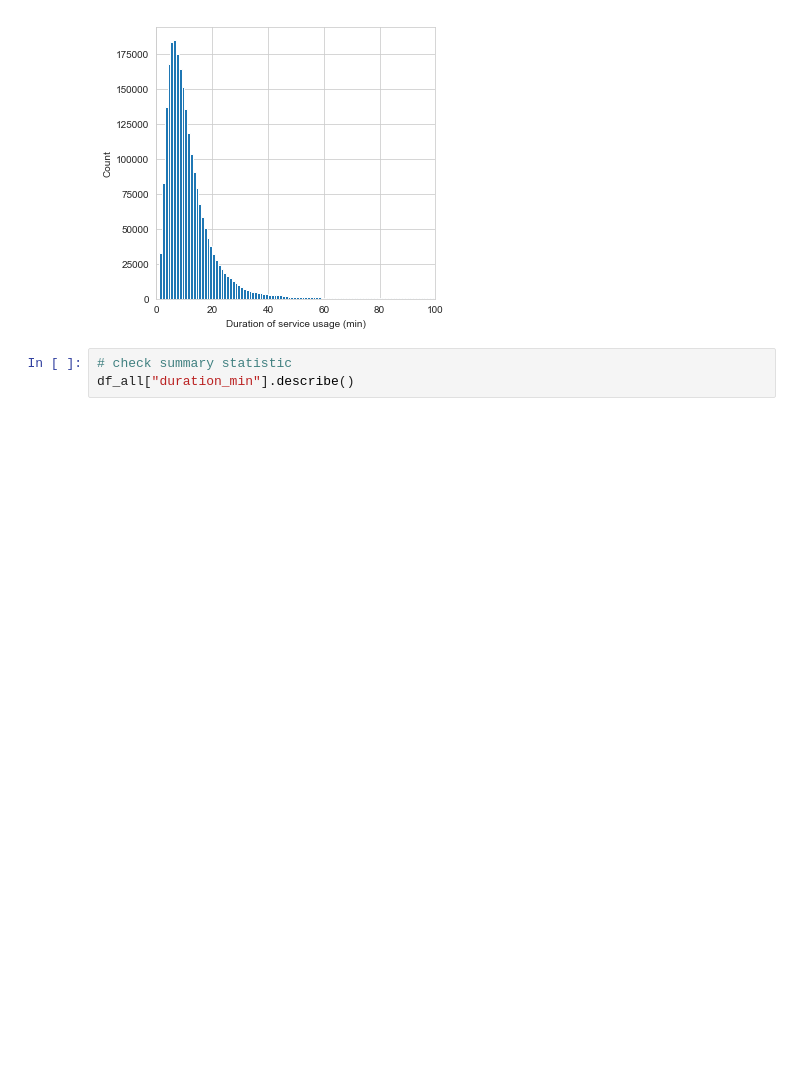
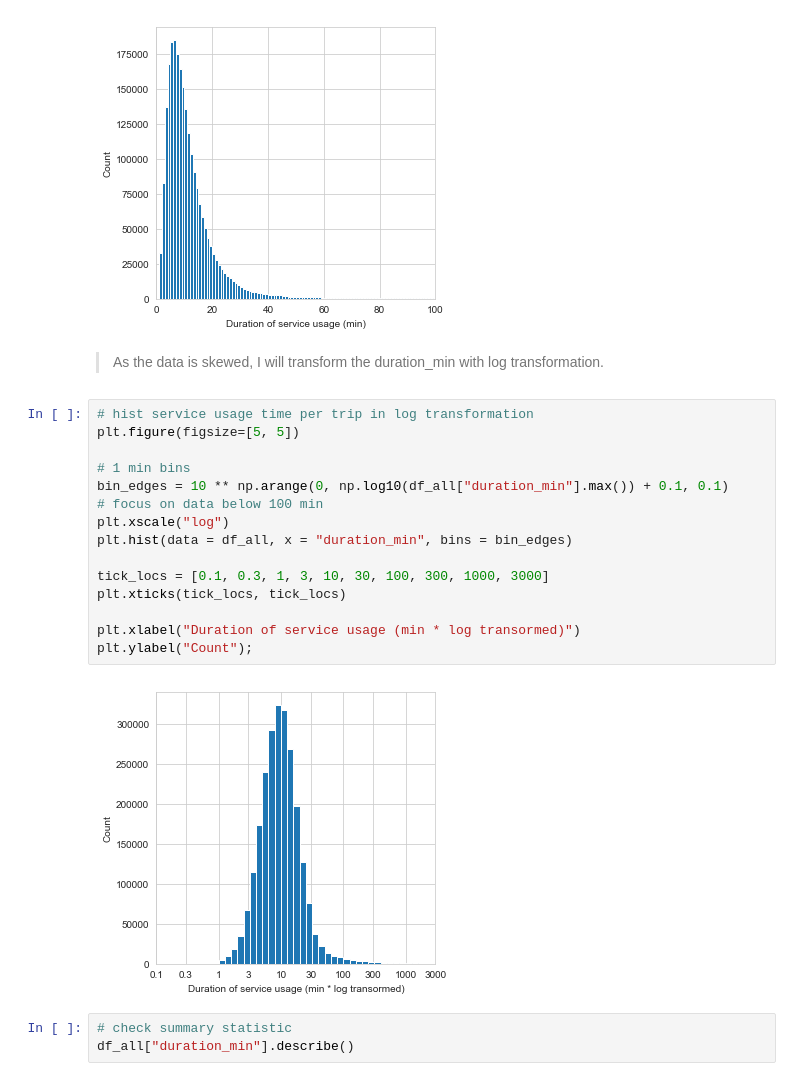
Before and after one commit to Subaru-Goto/Ford_Go_Bike, a Jupyter notebook: Ford_Gobike.ipynb, the cells around one changed output. Saved outputs shown, nothing was run; the diff lists cells and outputs as text; blank space fills up the shorter version.

```diff
--- a/Ford_Gobike.ipynb
+++ b/Ford_Gobike.ipynb
@@ -669,6 +670,25 @@ plt.xlabel("Duration of service usage (min)")
 plt.ylabel("Count");
 # %% [output]
 [figure]
+# %% [markdown]
+> As the data is skewed, I will transform the duration_min with log transformation.
+# %%
+# hist service usage time per trip in log transformation
+plt.figure(figsize=[5, 5])
+
+# 1 min bins
+bin_edges = 10 ** np.arange(0, np.log10(df_all["duration_min"].max()) + 0.1, 0.1)
+# focus on data below 100 min
+plt.xscale("log")
+plt.hist(data = df_all, x = "duration_min", bins = bin_edges)
+
+tick_locs = [0.1, 0.3, 1, 3, 10, 30, 100, 300, 1000, 3000]
+plt.xticks(tick_locs, tick_locs)
+
+plt.xlabel("Duration of service usage (min * log transormed)")
+plt.ylabel("Count");
+# %% [output]
+[figure, added]
 # %%
 # check summary statistic
 df_all["duration_min"].describe()
```
Also changed, not shown: parts of 24 cells of this notebook.
